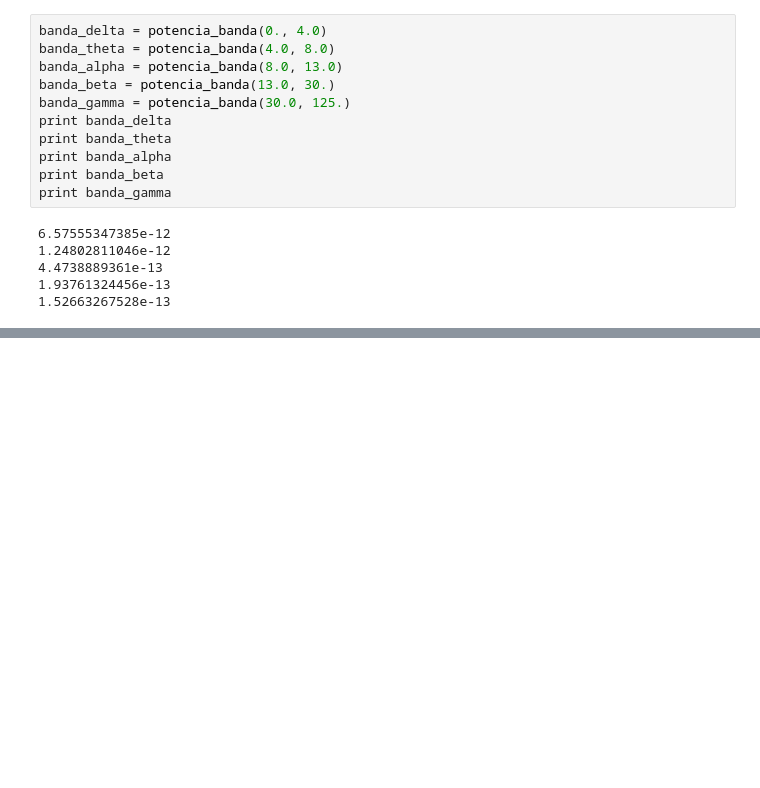
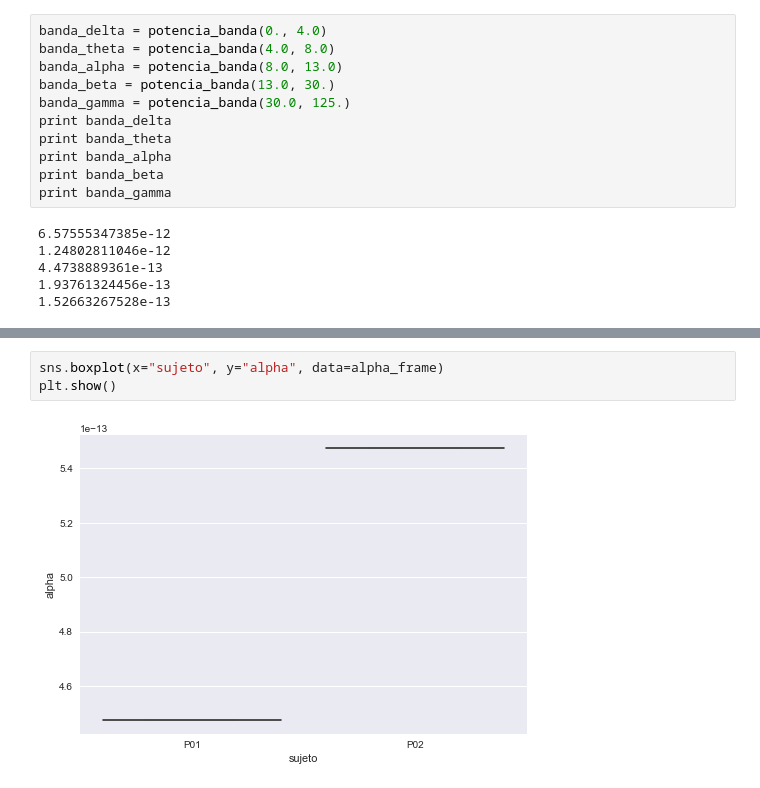
Before and after one commit to lucasputer/CienciaDeDatos, a Jupyter notebook: tp2/Pruebas.ipynb, the cells around one changed output, grey strips where cells are left out. Cells and saved outputs as stored; diff of their text form; blank space fills up the shorter version.

```diff
--- a/tp2/Pruebas.ipynb
+++ b/tp2/Pruebas.ipynb
@@ -196,0 +209,5 @@ print banda_gamma
+# %%
+sns.boxplot(x="sujeto", y="alpha", data=alpha_frame)
+plt.show()
+# %% [output]
+[figure, added]
```
Also changed, not shown: parts of 10 cells of this notebook.
